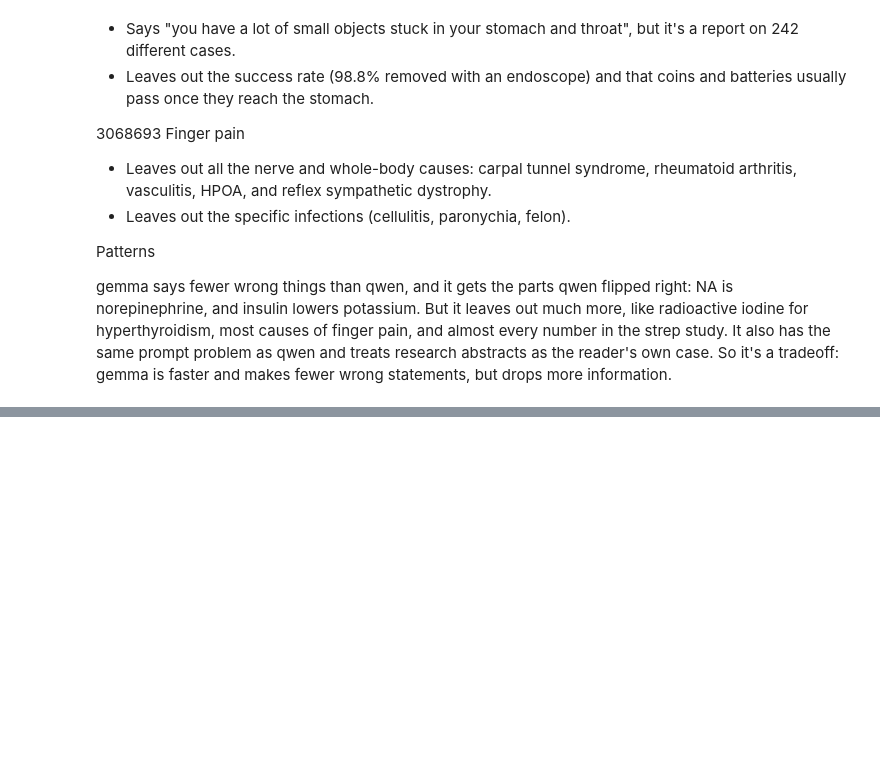
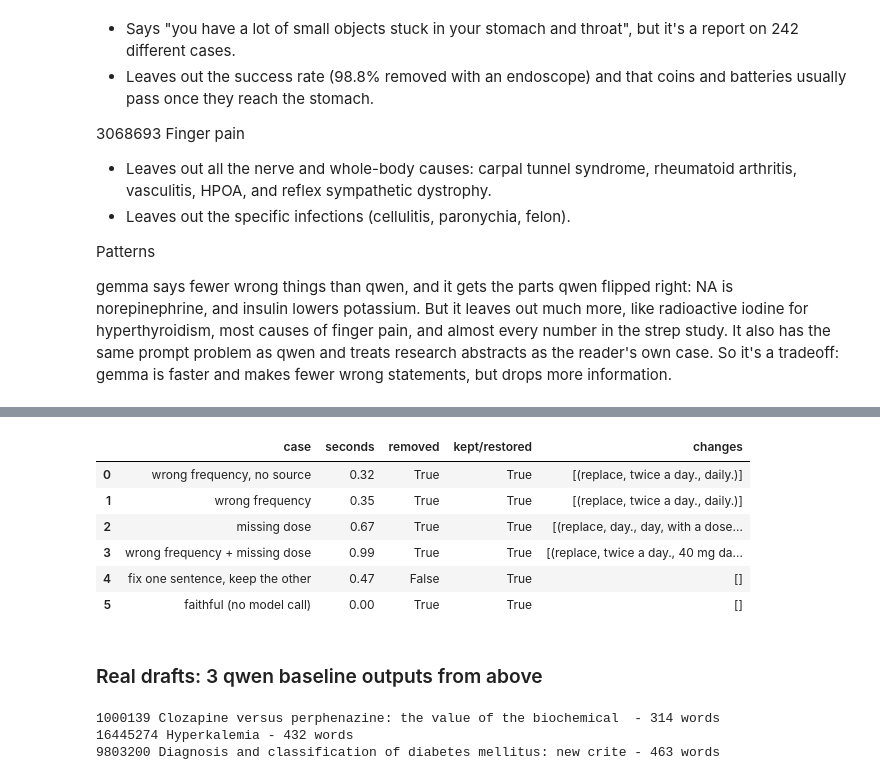
Before and after one commit to acmucsd-projects/fa26-ai-team-3, a Jupyter notebook: notebooks/04a_single_llm_baseline.ipynb, the cells around one changed output, grey strips where cells are left out. Saved outputs shown, nothing was run; the diff lists cells and outputs as text; code cells hidden in the pictures; blank space fills up the shorter version.

```diff
--- a/notebooks/04a_single_llm_baseline.ipynb
+++ b/notebooks/04a_single_llm_baseline.ipynb
@@ -77,7 +76,7 @@ pd.DataFrame(results)[["note_id", "name", "seconds"]]
 | 1 | 1295 | URI - SOAP | 19.74 |
 | 2 | 184 | Wrist Ganglion Excision | 10.98 |
 # %%
-# Show each output as formatted text (VS Code cuts off long plain-text output).
+# Print each output as plain text.
 for r in results:
-    display(Markdown(f"## {r['note_id']} {r['name']} ({r['seconds']} s)\n\n{r['output']}"))
+    print(f"{r['note_id']} {r['name']} ({r['seconds']} s)\n\n{r['output']}\n")
 # %% [output]
@@ -277,7 +202,7 @@ pd.DataFrame(plaba_results)[["id", "title", "seconds"]]
 | 8 | 7698623 | Management of foreign bodies of t... | 12.92 |
 | 9 | 3068693 | Finger pain | 18.20 |
 # %%
-# Show each output as formatted text (VS Code cuts off long plain-text output).
+# Print each output as plain text.
 for r in plaba_results:
-    display(Markdown(f"## {r['id']} {r['title']} ({r['seconds']} s)\n\n{r['output']}"))
+    print(f"{r['id']} {r['title']} ({r['seconds']} s)\n\n{r['output']}\n")
 # %% [output]
@@ -775,5 +419,5 @@ compare
 | average | NaN | 13.90 | 6.10 | 453.8 | 251.1 | 32.5 | 41.1 |
 # %%
 for r in gemma_results:
-    display(Markdown(f"## {r['id']} {r['title']} ({r['seconds']} s)\n\n{r['output']}"))
+    print(f"{r['id']} {r['title']} ({r['seconds']} s)\n\n{r['output']}\n")
 # %% [output]
@@ -1178,0 +633,8 @@ gemma says fewer wrong things than qwen, and it gets the parts qwen flipped righ
+# %%
+# Run refine() on each case, timed and logged to results/latency_log.csv.
+refine_results = []
+
+for c in cases:
+    output = timed(refiner.refine, c["draft"], json.dumps(c["verdict"]), model=MODEL, atoms=c["atoms"], notes=f"furosemide: {c['name']}")
+    refine_results.append({"name": c["name"], "draft": c["draft"], "output": output})
+    print(c["name"], "->", output)
@@ -1178,0 +648,60 @@ gemma says fewer wrong things than qwen, and it gets the parts qwen flipped righ
+# %%
+# Check each fix: wrong phrase gone, needed facts there, and every word that changed.
+seconds = pd.read_csv("../results/latency_log.csv").tail(len(cases))["seconds"].tolist()
+
+pd.DataFrame([
+    {
+        "case": c["name"],
+        "seconds": s,
+        "removed": all(x.lower() not in r["output"].lower() for x in c["must_not_have"]),
+        "kept/restored": all(x.lower() in r["output"].lower() for x in c["must_have"]),
+        "changes": refiner.changes(r["draft"], r["output"]),
+    }
+    for c, r, s in zip(cases, refine_results, seconds)
+])
+# %% [output]
+|  | case | seconds | removed | kept/restored | changes |
+| 0 | wrong frequency, no source | 0.32 | True | True | [(replace, twice a day., daily.)] |
+| 1 | wrong frequency | 0.35 | True | True | [(replace, twice a day., daily.)] |
+| 2 | missing dose | 0.67 | True | True | [(replace, day., day, with a dose... |
+| 3 | wrong frequency + missing dose | 0.99 | True | True | [(replace, twice a day., 40 mg da... |
+| 4 | fix one sentence, keep the other | 0.47 | False | True | [] |
+| 5 | faithful (no model call) | 0.00 | True | True | [] |
+# %% [markdown]
+### Real drafts: 3 qwen baseline outputs from above
+# %%
+# 3 qwen3.5:2b baseline answers, read from results/baseline_log.csv (the saved run the notes above describe).
+# Verdicts are written from the mistakes found above. The abstract goes in as the source facts; it's never printed.
+saved = pd.read_csv("../results/baseline_log.csv", dtype={"id": str})
+saved = saved[saved["model"] == "qwen3.5:2b"].set_index("id")
+
+
+def abstract_for(pmid):
+    for q in plaba.values():
+        if isinstance(q, dict) and isinstance(q.get(pmid), dict):
+            return " ".join(q[pmid]["abstract"].values())
+
+
+real_cases = [
+    {"id": "1000139", "verdict": {"faithful": False,
+        "unsupported_claims": ["Nerve Growth Factor", "doctors proved"],
+        "omissions": ["perphenazine is predicted to be the stronger antipsychotic and the weaker sedative"]},
+     "must_not_have": ["Nerve Growth Factor", "doctors proved"]},
+    {"id": "16445274", "verdict": {"faithful": False,
+        "unsupported_claims": ["push potassium out of your cells into your urine rapidly", "dialysis"],
+        "omissions": ["sodium polystyrene, with furosemide and saline, lowers total body potassium"]},
+     "must_not_have": ["out of your cells", "dialysis"]},
+    {"id": "9803200", "verdict": {"faithful": False,
+        "unsupported_claims": ["Induced Diabetes Mellitus", "Nondiabetic Diabetes Mellitus"],
+        "omissions": []},
+     "must_not_have": ["Induced Diabetes Mellitus", "Nondiabetic Diabetes Mellitus"]},
+]
+
+for c in real_cases:
+    c["draft"] = saved.loc[c["id"], "output"]
+    c["atoms"] = abstract_for(c["id"])
+    print(c["id"], saved.loc[c["id"], "title"][:60], "-", len(c["draft"].split()), "words")
+# %% [output]
+1000139 Clozapine versus perphenazine: the value of the biochemical  - 314 words
+16445274 Hyperkalemia - 432 words
+9803200 Diagnosis and classification of diabetes mellitus: new crite - 463 words
```
Also changed, not shown: parts of 18 cells of this notebook, 8 other files.
